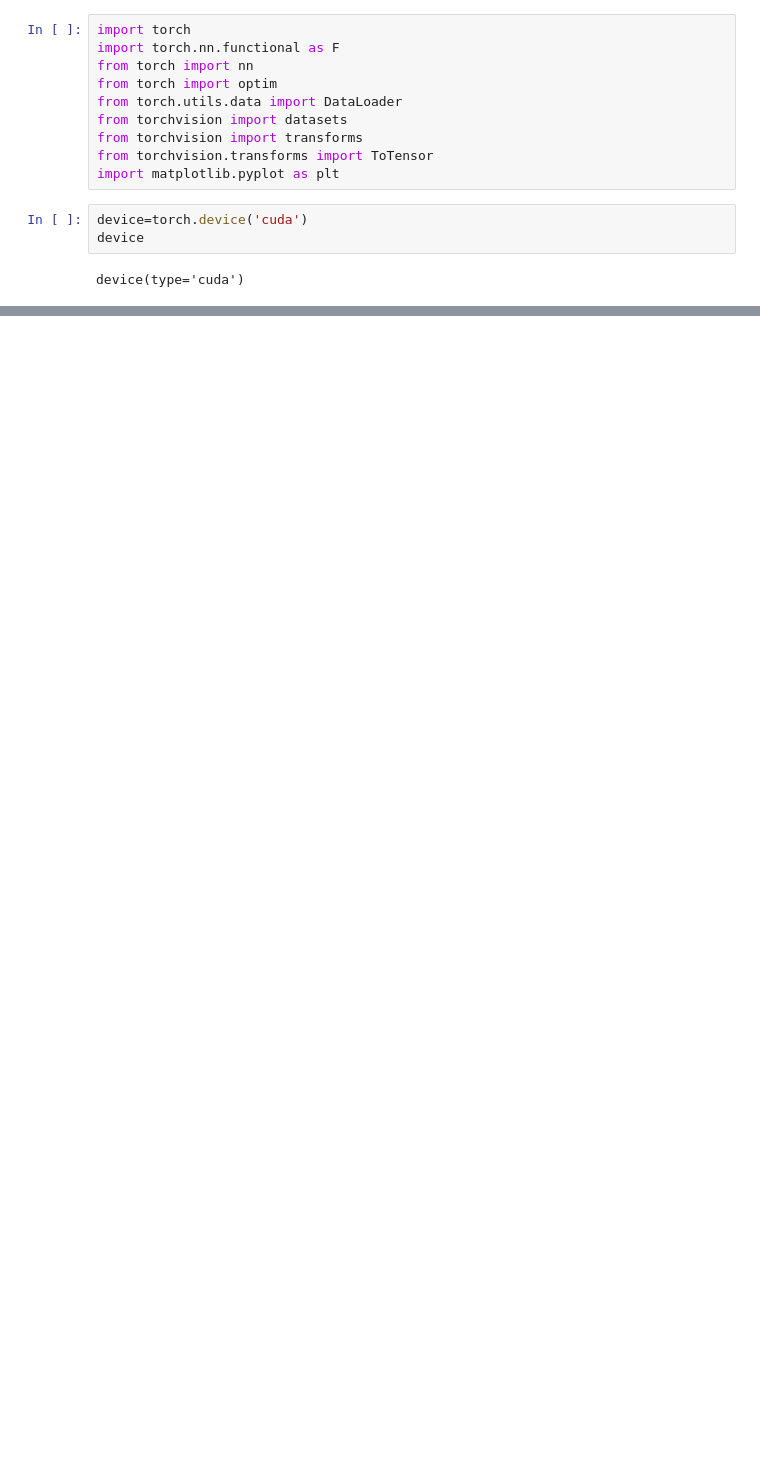
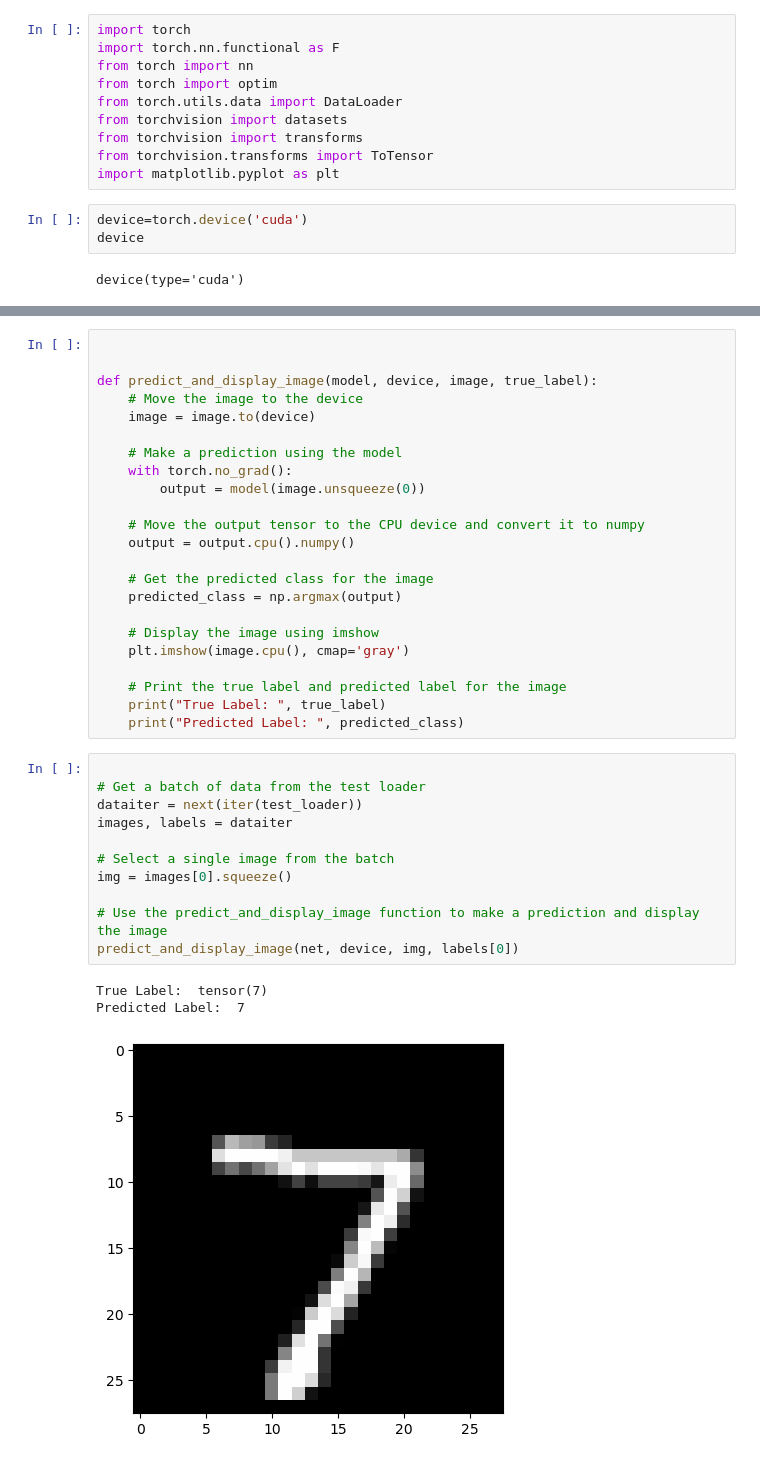
Before and after one commit to Boghdady9/Minst-Dataset-Udacity-Nanodegree-project, a Jupyter notebook: minst-dataset-udacity-nanodegree-project.ipynb, the cells around one changed output, grey strips where cells are left out. Saved outputs shown, nothing was run; the diff lists cells and outputs as text; blank space fills up the shorter version.

```diff
--- a/minst-dataset-udacity-nanodegree-project.ipynb
+++ b/minst-dataset-udacity-nanodegree-project.ipynb
@@ -158,0 +230,38 @@ plt.show()
+# %%
+
+
+def predict_and_display_image(model, device, image, true_label):
+    # Move the image to the device
+    image = image.to(device)
+
+    # Make a prediction using the model
+    with torch.no_grad():
+        output = model(image.unsqueeze(0))
+
+    # Move the output tensor to the CPU device and convert it to numpy
+    output = output.cpu().numpy()
+
+    # Get the predicted class for the image
+    predicted_class = np.argmax(output)
+
+    # Display the image using imshow
+    plt.imshow(image.cpu(), cmap='gray')
+
+    # Print the true label and predicted label for the image
+    print("True Label: ", true_label)
+    print("Predicted Label: ", predicted_class)
+# %%
+
+# Get a batch of data from the test loader
+dataiter = next(iter(test_loader))
+images, labels = dataiter
+
+# Select a single image from the batch
+img = images[0].squeeze()
+
+# Use the predict_and_display_image function to make a prediction and display the image
+predict_and_display_image(net, device, img, labels[0])
+# %% [output]
+True Label:  tensor(7)
+Predicted Label:  7
+[figure, added]
```
Also changed, not shown: parts of 23 cells of this notebook.
